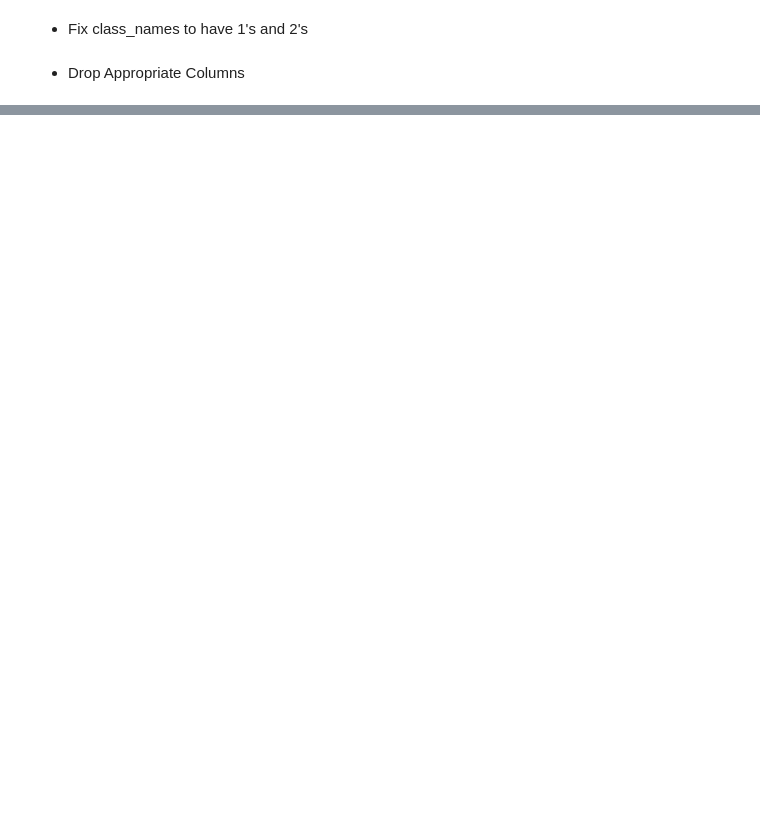
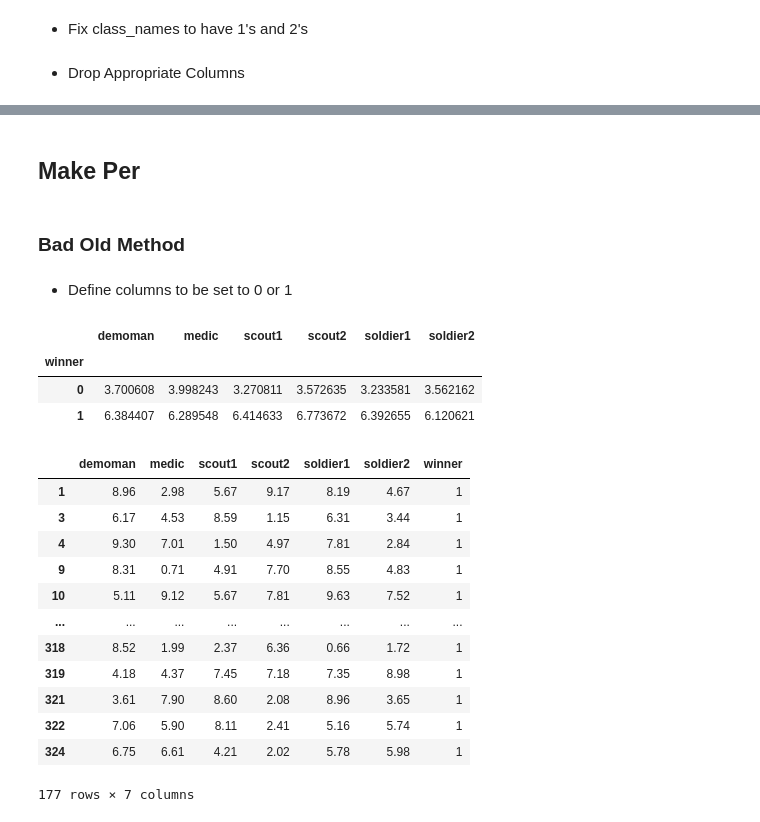
Before and after one commit to ebtrout/tf2_data_vis, a Jupyter notebook: modeling/NEW PER.ipynb, the cells around one changed output, grey strips where cells are left out. Drawn from its saved outputs; the diff is of its cells as text; code cells hidden in the pictures; blank space fills up the shorter version.

```diff
--- a/modeling/NEW PER.ipynb
+++ b/modeling/NEW PER.ipynb
@@ -234,0 +419,6 @@ b_wide
+# %% [markdown]
+## Make Per
+# %% [markdown]
+### Bad Old Method
+# %% [markdown]
+- Define columns to be set to 0 or 1
@@ -234,0 +476,4 @@ b_wide
+# %%
+import shap
+
+explainer = shap.TreeExplainer(model)
@@ -234,0 +509,13 @@ b_wide
+# %%
+import pandas as pd
+import numpy as np
+
+from scipy.stats import percentileofscore
+
+def get_quantile_series(reference_series, target_series):
+    return target_series.apply(lambda x: percentileofscore(reference_series, x, kind='mean') / 100)
+# %%
+quantiled_df = pd.DataFrame({
+    col: get_quantile_series(sum_by_class_list[0][col], sum_by_class_list[1][col])
+    for col in sum_by_class_list[1].columns
+})
@@ -234,0 +527,26 @@ b_wide
+# %%
+per_df = (quantiled_df * 10).round(2)
+per_df['winner'] = y_eval.values
+per_df.groupby("winner").mean()
+# %% [output]
+|  | demoman | medic | scout1 | scout2 | soldier1 | soldier2 |
+| winner |  |  |  |  |  |  |
+| 0 | 3.700608 | 3.998243 | 3.270811 | 3.572635 | 3.233581 | 3.562162 |
+| 1 | 6.384407 | 6.289548 | 6.414633 | 6.773672 | 6.392655 | 6.120621 |
+# %%
+b = per_df[per_df['winner'] == 1]
+b
+# %% [output]
+|  | demoman | medic | scout1 | scout2 | soldier1 | soldier2 | winner |
+| 1 | 8.96 | 2.98 | 5.67 | 9.17 | 8.19 | 4.67 | 1 |
+| 3 | 6.17 | 4.53 | 8.59 | 1.15 | 6.31 | 3.44 | 1 |
+| 4 | 9.30 | 7.01 | 1.50 | 4.97 | 7.81 | 2.84 | 1 |
+| 9 | 8.31 | 0.71 | 4.91 | 7.70 | 8.55 | 4.83 | 1 |
+| 10 | 5.11 | 9.12 | 5.67 | 7.81 | 9.63 | 7.52 | 1 |
+| ... | ... | ... | ... | ... | ... | ... | ... |
+| 318 | 8.52 | 1.99 | 2.37 | 6.36 | 0.66 | 1.72 | 1 |
+| 319 | 4.18 | 4.37 | 7.45 | 7.18 | 7.35 | 8.98 | 1 |
+| 321 | 3.61 | 7.90 | 8.60 | 2.08 | 8.96 | 3.65 | 1 |
+| 322 | 7.06 | 5.90 | 8.11 | 2.41 | 5.16 | 5.74 | 1 |
+| 324 | 6.75 | 6.61 | 4.21 | 2.02 | 5.78 | 5.98 | 1 |
+177 rows × 7 columns
```
Also changed, not shown: parts of 43 cells of this notebook, 8 other files.
